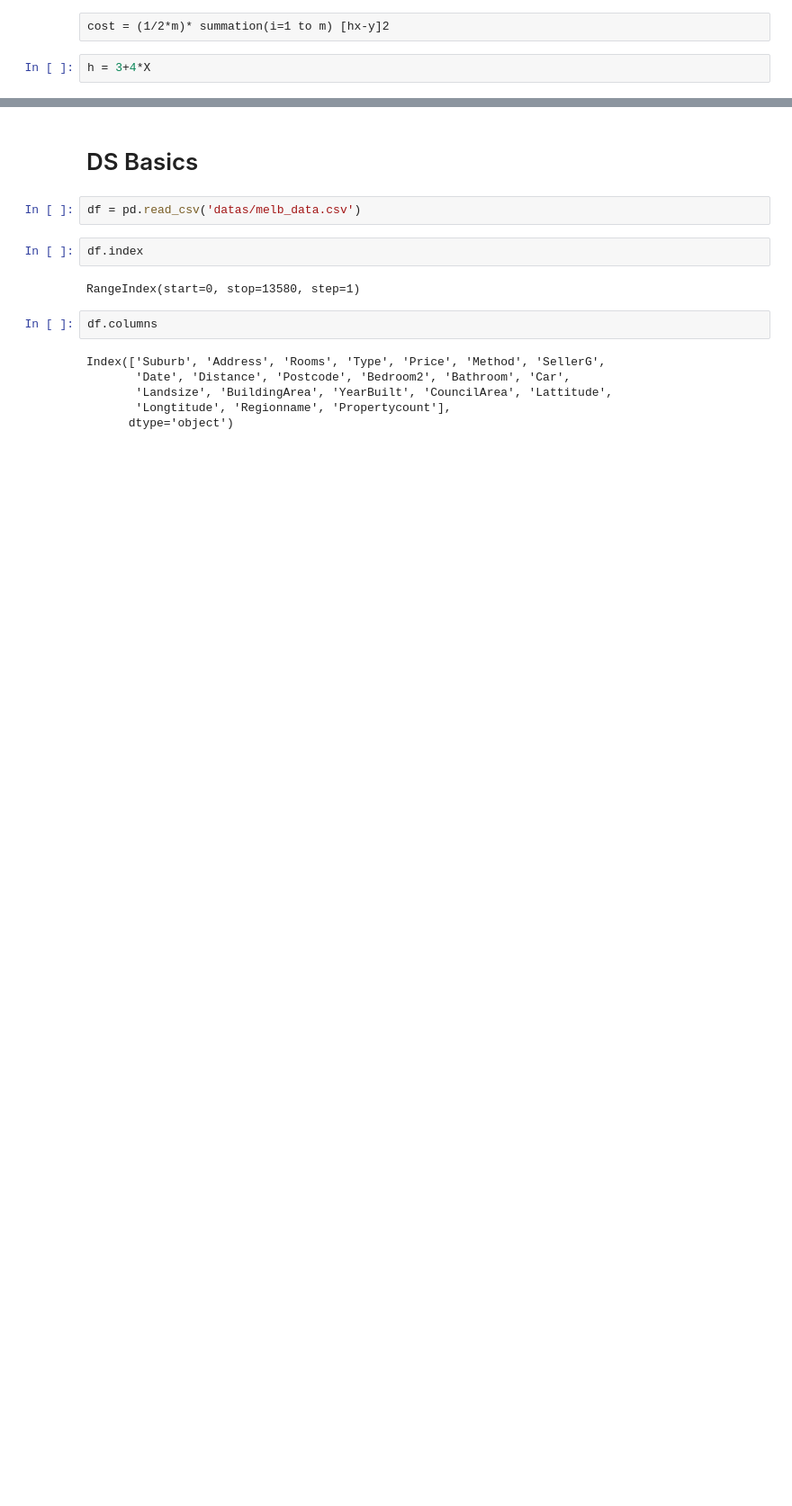
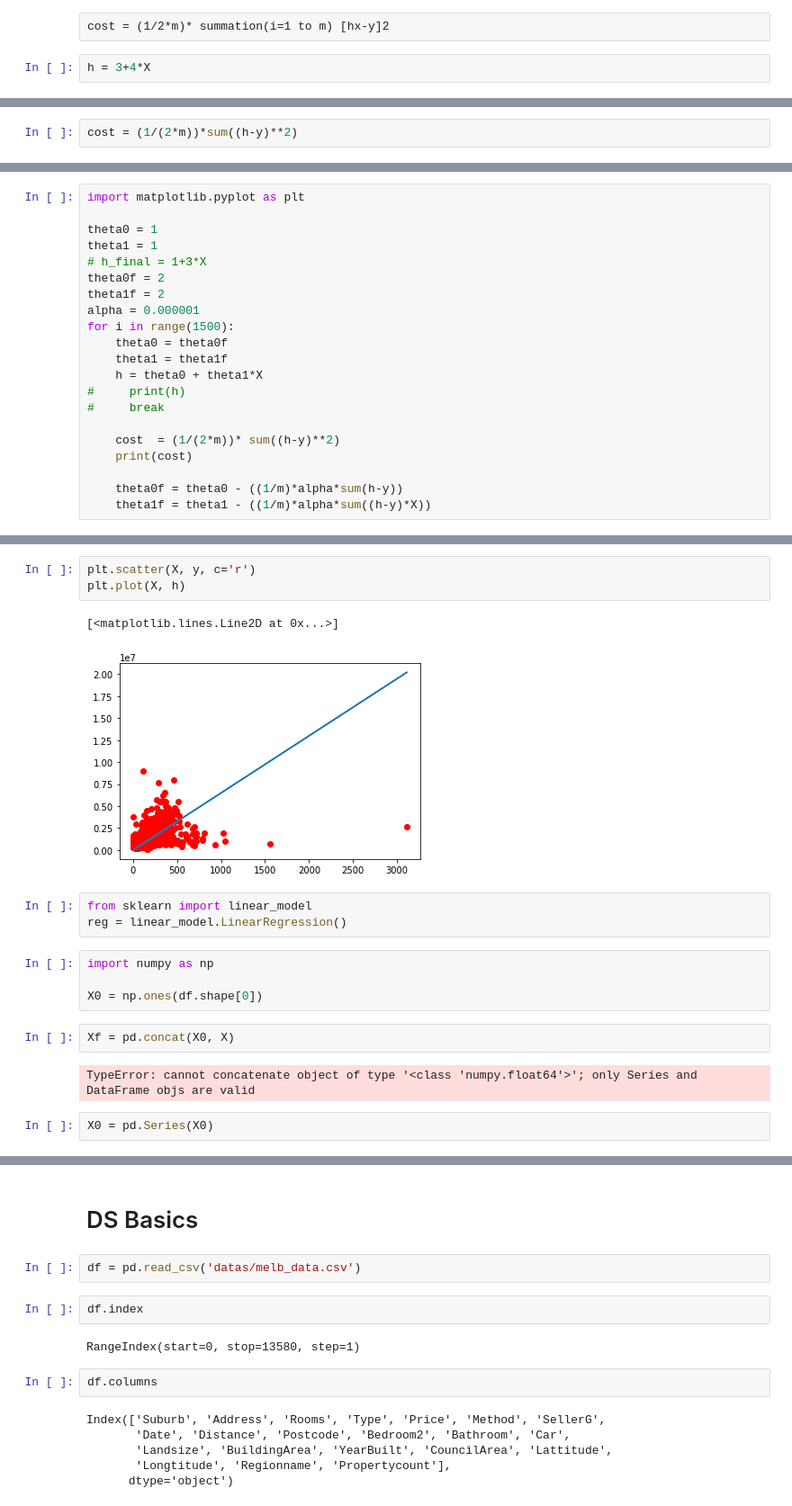
Before and after one commit to bisalgt/playground, a Jupyter notebook: linear regression for one vairable and gradient descent.ipynb, the cells around one changed output, grey strips where cells are left out. Shown: that part at 90% size. Cells and saved outputs as stored; diff of their text form; blank space fills up the shorter version.

Commit message:
practice for linear regression

```diff
--- a/linear regression for one vairable and gradient descent.ipynb
+++ b/linear regression for one vairable and gradient descent.ipynb
@@ -56,0 +68,2 @@ Name: BuildingArea, Length: 13580, dtype: float64
+# %%
+cost = (1/(2*m))*sum((h-y)**2)
@@ -56,0 +74,21 @@ Name: BuildingArea, Length: 13580, dtype: float64
+# %%
+import matplotlib.pyplot as plt
+
+theta0 = 1
+theta1 = 1
+# h_final = 1+3*X
+theta0f = 2
+theta1f = 2
+alpha = 0.000001
+for i in range(1500):
+    theta0 = theta0f
+    theta1 = theta1f
+    h = theta0 + theta1*X
+#     print(h)
+#     break
+
+    cost  = (1/(2*m))* sum((h-y)**2)
+    print(cost)
+
+    theta0f = theta0 - ((1/m)*alpha*sum(h-y))
+    theta1f = theta1 - ((1/m)*alpha*sum((h-y)*X))
@@ -56,0 +113,19 @@ Name: BuildingArea, Length: 13580, dtype: float64
+# %%
+plt.scatter(X, y, c='r')
+plt.plot(X, h)
+# %% [output]
+[<matplotlib.lines.Line2D at 0x...>]
+[figure, added]
+# %%
+from sklearn import linear_model
+reg = linear_model.LinearRegression()
+# %%
+import numpy as np
+
+X0 = np.ones(df.shape[0])
+# %%
+Xf = pd.concat(X0, X)
+# %% [output]
+TypeError: cannot concatenate object of type '<class 'numpy.float64'>'; only Series and DataFrame objs are valid
+# %%
+X0 = pd.Series(X0)
```
Also changed, not shown: parts of 65 cells of this notebook.
